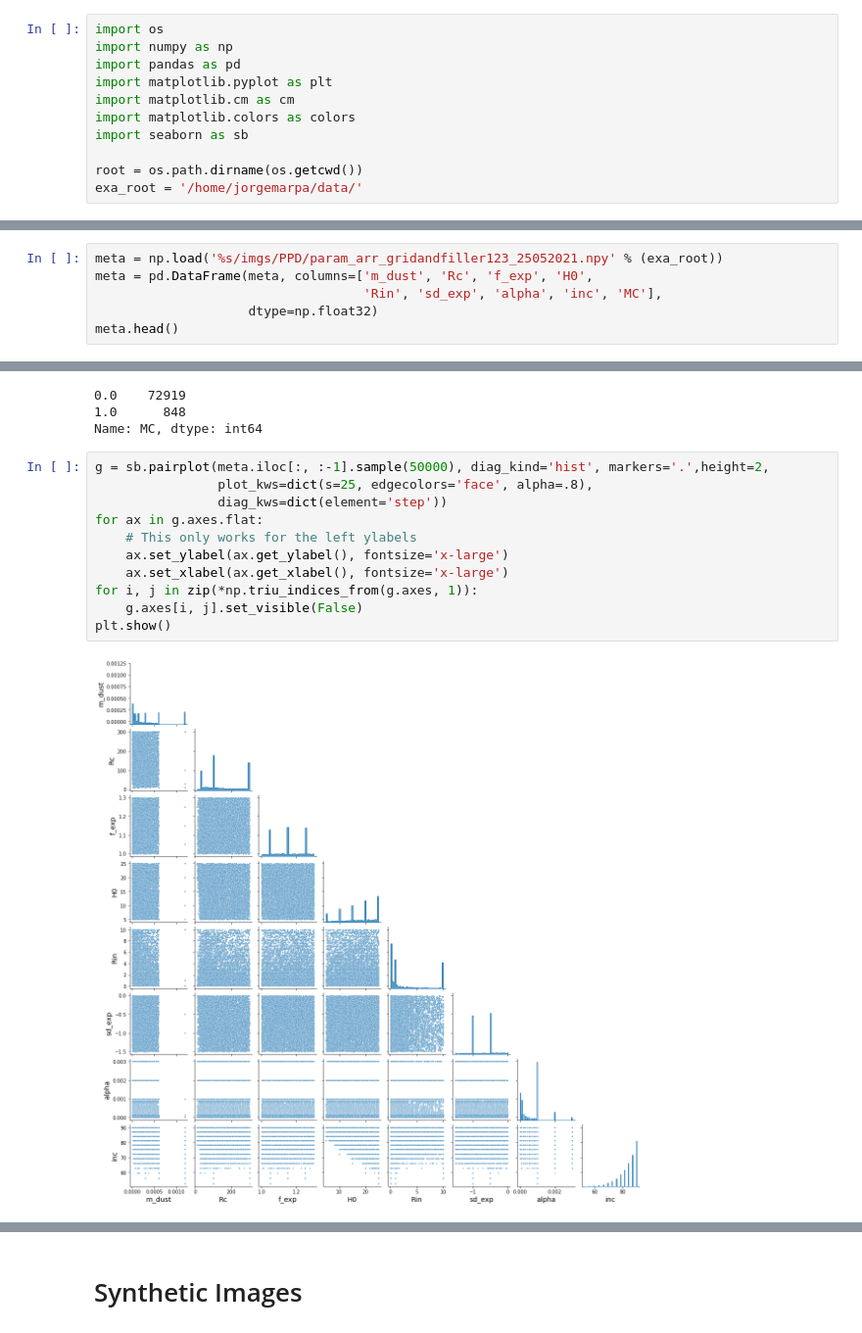
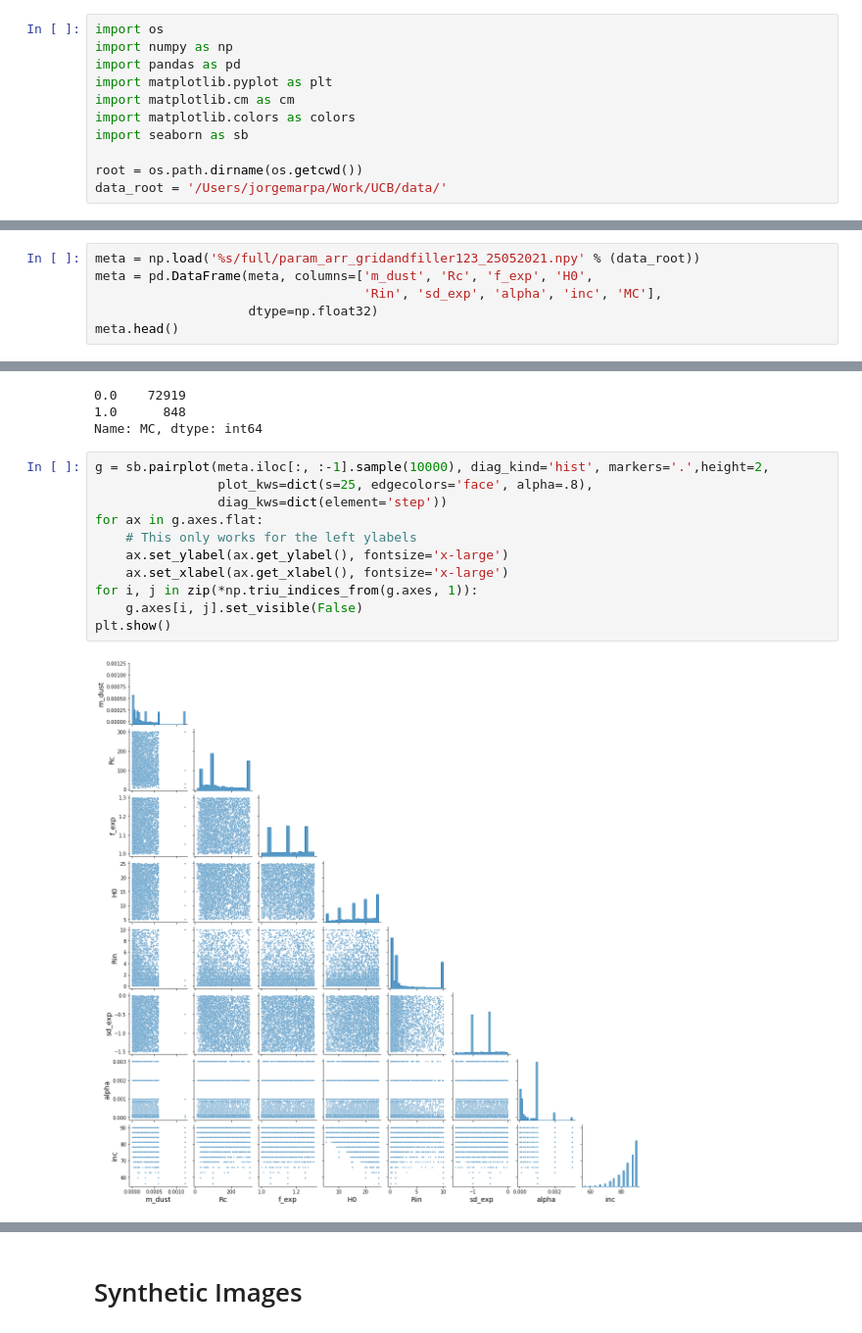
Before and after one commit to keflavich/PPDAE, a Jupyter notebook: notebooks/data_exploration.ipynb, the cells around one changed output, grey strips where cells are left out. Shown at 98% size. Saved outputs shown, nothing was run; the diff lists cells and outputs as text.

```diff
--- a/notebooks/data_exploration.ipynb
+++ b/notebooks/data_exploration.ipynb
@@ -8,11 +8,11 @@ import matplotlib.colors as colors
 import seaborn as sb
 
 root = os.path.dirname(os.getcwd())
-exa_root = '/home/jorgemarpa/data/'
+data_root = '/Users/jorgemarpa/Work/UCB/data/'
 # %% [markdown]
 # Metadata
 # %%
-meta = np.load('%s/imgs/PPD/param_arr_gridandfiller123_25052021.npy' % (exa_root))
+meta = np.load('%s/full/param_arr_gridandfiller123_25052021.npy' % (data_root))
 meta = pd.DataFrame(meta, columns=['m_dust', 'Rc', 'f_exp', 'H0',
                                    'Rin', 'sd_exp', 'alpha', 'inc', 'MC'],
                     dtype=np.float32)
@@ -62,15 +62,15 @@ meta.loc[:, 'MC'].value_counts()
 1.0      848
 Name: MC, dtype: int64
 # %%
-g = sb.pairplot(meta.iloc[:, :-1].sample(50000), diag_kind='hist', markers='.',height=2,
+g = sb.pairplot(meta.iloc[:, :-1].sample(10000), diag_kind='hist', markers='.',height=2,
                 plot_kws=dict(s=25, edgecolors='face', alpha=.8),
                 diag_kws=dict(element='step'))
 for ax in g.axes.flat:
     # This only works for the left ylabels
     ax.set_ylabel(ax.get_ylabel(), fontsize='x-large')
     ax.set_xlabel(ax.get_xlabel(), fontsize='x-large')
 for i, j in zip(*np.triu_indices_from(g.axes, 1)):
     g.axes[i, j].set_visible(False)
 plt.show()
 # %% [output]
-[figure, old version]
+[figure, new version]
```
Also changed, not shown: parts of 8 cells of this notebook, 1 other file.
